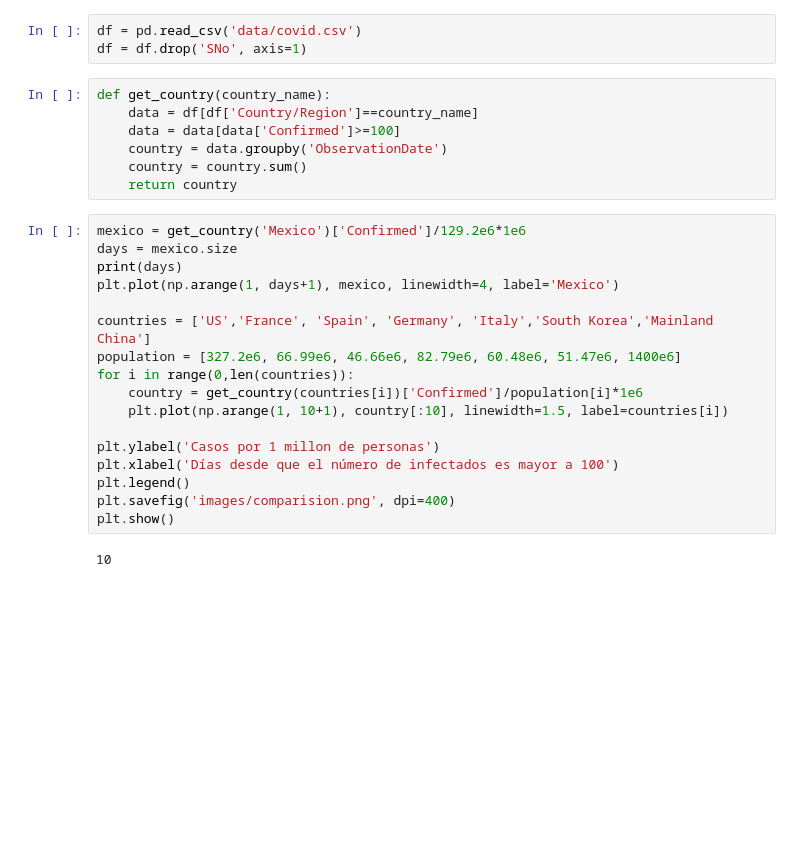
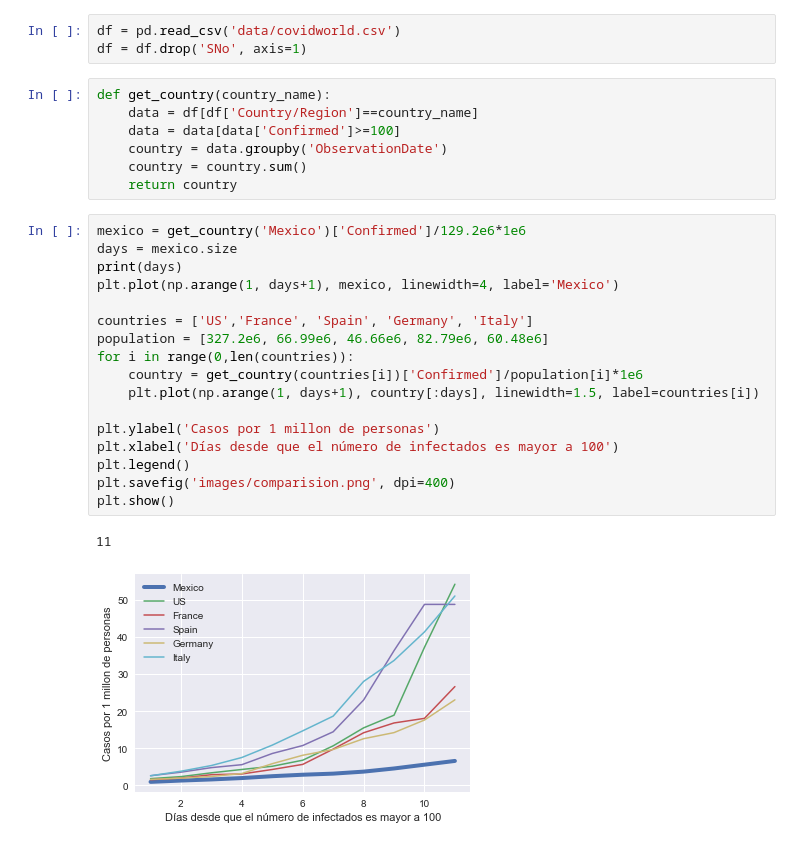
Before and after one commit to carloscerlira/COVIDMEX, a Jupyter notebook: comparasion.ipynb, the cells around one changed output. Drawn from its saved outputs; the diff is of its cells as text; blank space fills up the shorter version.

```diff
--- a/comparasion.ipynb
+++ b/comparasion.ipynb
@@ -8,5 +8,5 @@ plt.style.use('seaborn')
 # %%
-df = pd.read_csv('data/covid.csv')
+df = pd.read_csv('data/covidworld.csv')
 df = df.drop('SNo', axis=1)
 # %%
 def get_country(country_name):
@@ -18,19 +18,20 @@ def get_country(country_name):
 # %%
 mexico = get_country('Mexico')['Confirmed']/129.2e6*1e6
 days = mexico.size
 print(days)
 plt.plot(np.arange(1, days+1), mexico, linewidth=4, label='Mexico')
 
-countries = ['US','France', 'Spain', 'Germany', 'Italy','South Korea','Mainland China']
-population = [327.2e6, 66.99e6, 46.66e6, 82.79e6, 60.48e6, 51.47e6, 1400e6]
+countries = ['US','France', 'Spain', 'Germany', 'Italy']
+population = [327.2e6, 66.99e6, 46.66e6, 82.79e6, 60.48e6]
 for i in range(0,len(countries)):
     country = get_country(countries[i])['Confirmed']/population[i]*1e6
-    plt.plot(np.arange(1, 10+1), country[:10], linewidth=1.5, label=countries[i])
+    plt.plot(np.arange(1, days+1), country[:days], linewidth=1.5, label=countries[i])
 
 plt.ylabel('Casos por 1 millon de personas')
 plt.xlabel('Días desde que el número de infectados es mayor a 100')
 plt.legend()
 plt.savefig('images/comparision.png', dpi=400)
 plt.show()
 # %% [output]
-10
+11
+[figure, added]
```
Also changed, not shown: parts of 1 cell of this notebook, 10 other files.
